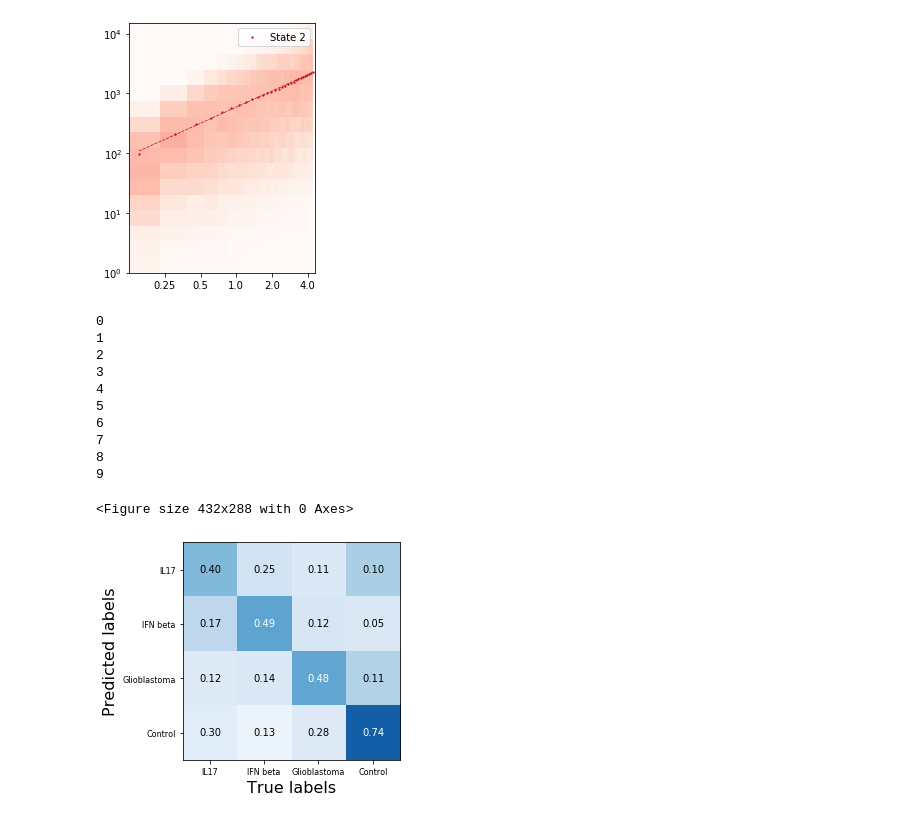
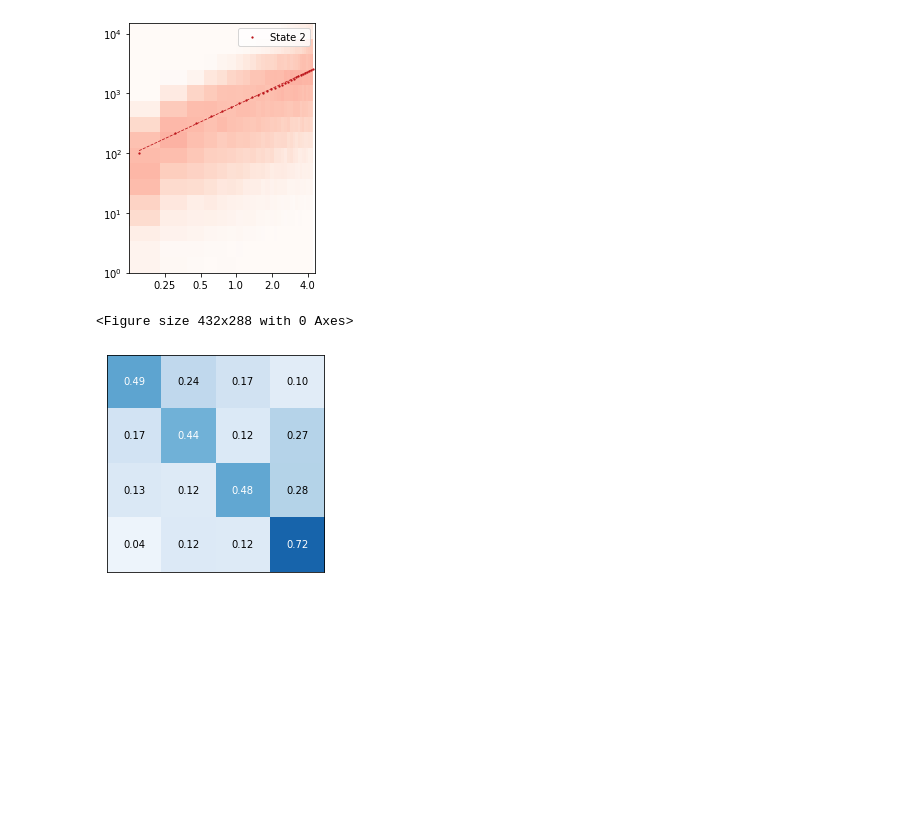
Before and after one commit to mehta-lab/dynamorph, a Jupyter notebook: NOVEMBER_Analysis.ipynb, the cells around one changed output. Cells and saved outputs as stored; diff of their text form; code cells hidden in the pictures; blank space fills up the shorter version.

Commit message:
update plotting

```diff
--- a/NOVEMBER_Analysis.ipynb
+++ b/NOVEMBER_Analysis.ipynb
@@ -836,9 +813,9 @@ def extract_representatives(traj_pool, target_PC1=(None, None), target_PC2=(None
     selected_ts = sorted(selected_ts, key=lambda x: np.std(properties[x][0]) + np.std(properties[x][1]))
     return selected_ts
 
-model = VQ_VAE(alpha=0.0005, gpu=True)
-model = model.cuda()
-model.load_state_dict(torch.load('HiddenStateExtractor/save_0005_bkp4.pt'))
+# model = VQ_VAE(alpha=0.0005, gpu=True)
+# model = model.cuda()
+# model.load_state_dict(torch.load('HiddenStateExtractor/save_0005_bkp4.pt'))
 sample_fs = {}
 # %%
 # Extract representative trajectories: B4
@@ -1086,0 +1063,11 @@ for well in wells_:
+# %%
+### UMAP of morphodynamic features ###
+import umap
+import matplotlib.pyplot as plt
+import pickle
+n = 10
+d = 0.1
+X_ = X/std_unit
+prob_mat = get_merged_prob_mat(X, Y, centers, stds, well_prob_mat)
+reducer = umap.UMAP(n_neighbors=n, min_dist=d)
+embedding = reducer.fit_transform(X_)
@@ -1748,7 +1788,7 @@ traj_properties = {}
 X = []
 state_Y = []
 well_Y = []
-well_order = ['B4', 'B5', 'B2', 'C5']
+well_order = ['B5', 'B4', 'B2', 'C5']
 for i, t in enumerate(t_arrays):
     well = t[:2]
     if not well in wells_:
@@ -1790,39 +1830,24 @@ def cross_validation(X, Y):
     valid_y_preds = np.concatenate(valid_y_preds)
     return valid_Ys, valid_y_preds
 # %%
-
 valid_Ys, valid_y_preds = cross_validation(X, well_Y)
 plt.clf()
 f = plt.figure(figsize=(4, 4))
 c_mat = confusion_matrix(valid_Ys, valid_y_preds)
-plt.imshow(c_mat/np.sum(c_mat, 1, keepdims=True), cmap='Blues', vmin=0., vmax=0.9)
-for i, r in enumerate(c_mat):
-    for j, c in enumerate(r):
-        r = c_mat[i, j]/c_mat[i].sum()
-        c = 'w' if r >= 0.45 else 'k'
-        #plt.text(i-0.2, j-0.1, str(c_mat[i, j]), color=c)
-        plt.text(i-0.2, j+0.05, "%.2f" % (c_mat[i, j]/c_mat[i].sum()), color=c)
-plt.xticks([0, 1, 2, 3],
-           [legends[w] for w in well_order],
-           fontsize=8)
-plt.yticks([0, 1, 2, 3],
-           [legends[w] for w in well_order],
-           fontsize=8)
-plt.xlabel('True labels', fontsize=16)
-plt.ylabel('Predicted labels', fontsize=16)
+r_mat = c_mat/c_mat.sum(1, keepdims=True)
+plt.imshow(r_mat, cmap='Blues', vmin=0., vmax=0.9)
+for i, row in enumerate(r_mat):
+    for j, val in enumerate(row):
+        c = 'w' if val >= 0.4 else 'k'
+        #plt.text(j-0.2, i-0.1, str(c_mat[i, j]), color=c)
+        plt.text(j-0.2, i+0.05, "%.2f" % val, color=c)
+plt.xticks([])
+plt.yticks([])
+# plt.xlabel('Predicted labels', fontsize=16)
+# plt.ylabel('True labels', fontsize=16)
 plt.savefig('Confusion_mat_well.png', dpi=300)
 plt.savefig('Confusion_mat_well.eps')
 # %% [output]
-0
-1
-2
-3
-4
-5
-6
-7
-8
-9
+<Figure size 432x288 with 0 Axes>
-<Figure size 432x288 with 0 Axes>
-[figure, old version]
+[figure, new version]
 # %%
```
Also changed, not shown: parts of 22 cells of this notebook.
